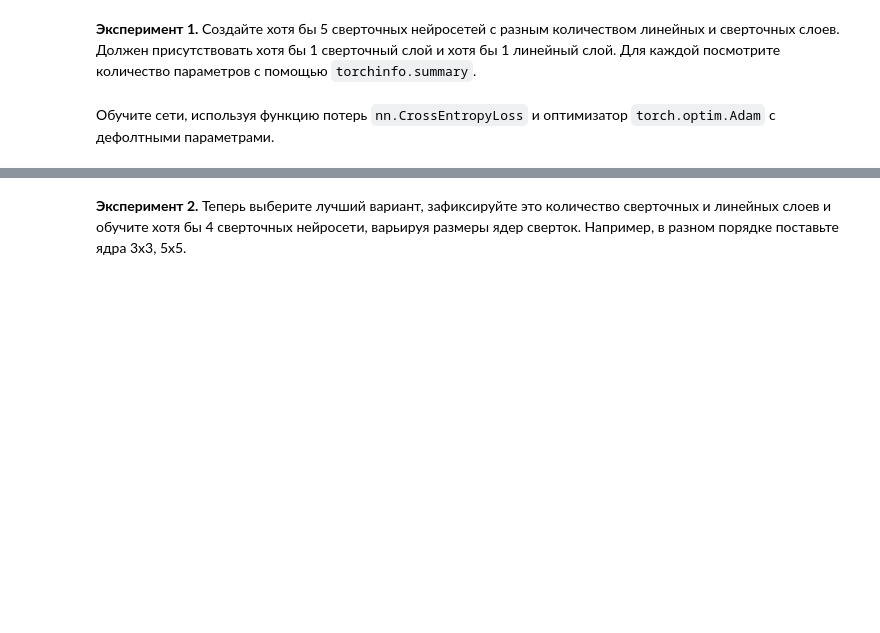
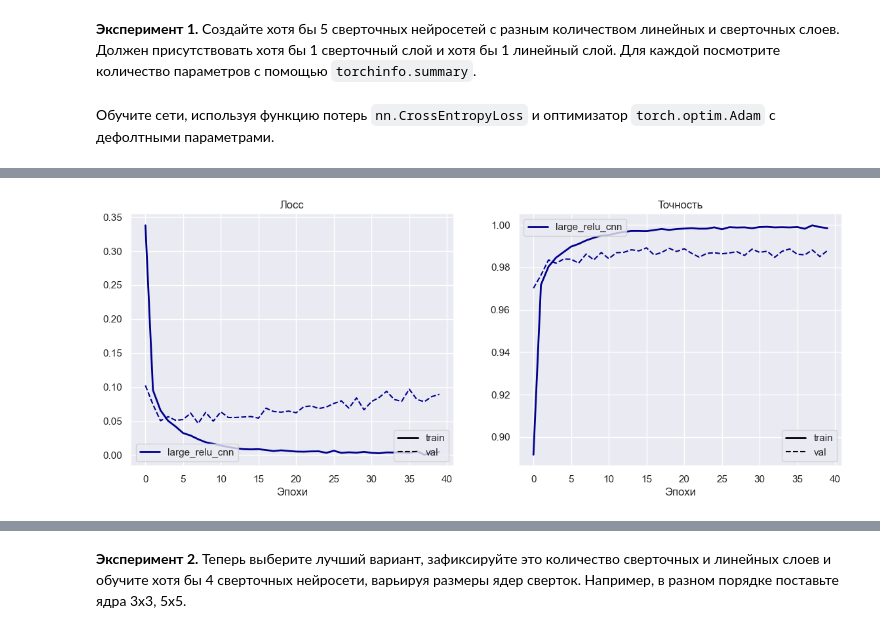
Before and after one commit to Danya05/DataAnalysis, a Jupyter notebook: 5th_hw/task5.ipynb, the cells around one changed output, grey strips where cells are left out. Cells and saved outputs as stored; diff of their text form; code cells hidden in the pictures; blank space fills up the shorter version.

```diff
--- a/5th_hw/task5.ipynb
+++ b/5th_hw/task5.ipynb
@@ -361,0 +417,30 @@ plot_histories([history_cnn], ["CNN"])
+# %%
+large_relu_cnn = nn.Sequential(
+    nn.Conv2d(in_channels=1, out_channels=16, kernel_size=3),
+    nn.MaxPool2d(2),
+    nn.ReLU(),
+    nn.Conv2d(in_channels=16, out_channels=64, kernel_size=3),
+    nn.MaxPool2d(2),
+    nn.ReLU(),
+    nn.Conv2d(in_channels=64, out_channels=512, kernel_size=3),
+    nn.MaxPool2d(2),
+    nn.ReLU(),
+    nn.Flatten(),
+    nn.Linear(in_features=512, out_features=16),
+    nn.ReLU(),
+    nn.Linear(in_features=16, out_features=10),
+).to(device)
+
+criterion = nn.CrossEntropyLoss()
+optimizer = torch.optim.Adam(large_relu_cnn.parameters())
+
+history_large_relu_cnn = train(
+    large_relu_cnn,
+    criterion,
+    optimizer,
+    train_batch_gen,
+    val_batch_gen,
+    num_epochs=40,
+)
+# Сохраняем веса модели в файл
+torch.save(large_relu_cnn.state_dict(), "large_relu_cnn.pth")
@@ -361,0 +453,4 @@ plot_histories([history_cnn], ["CNN"])
+# %%
+plot_histories([history_large_relu_cnn], ["large_relu_cnn"])
+# %% [output]
+[figure, added]
```
Also changed, not shown: parts of 45 cells of this notebook, 12 other files.
